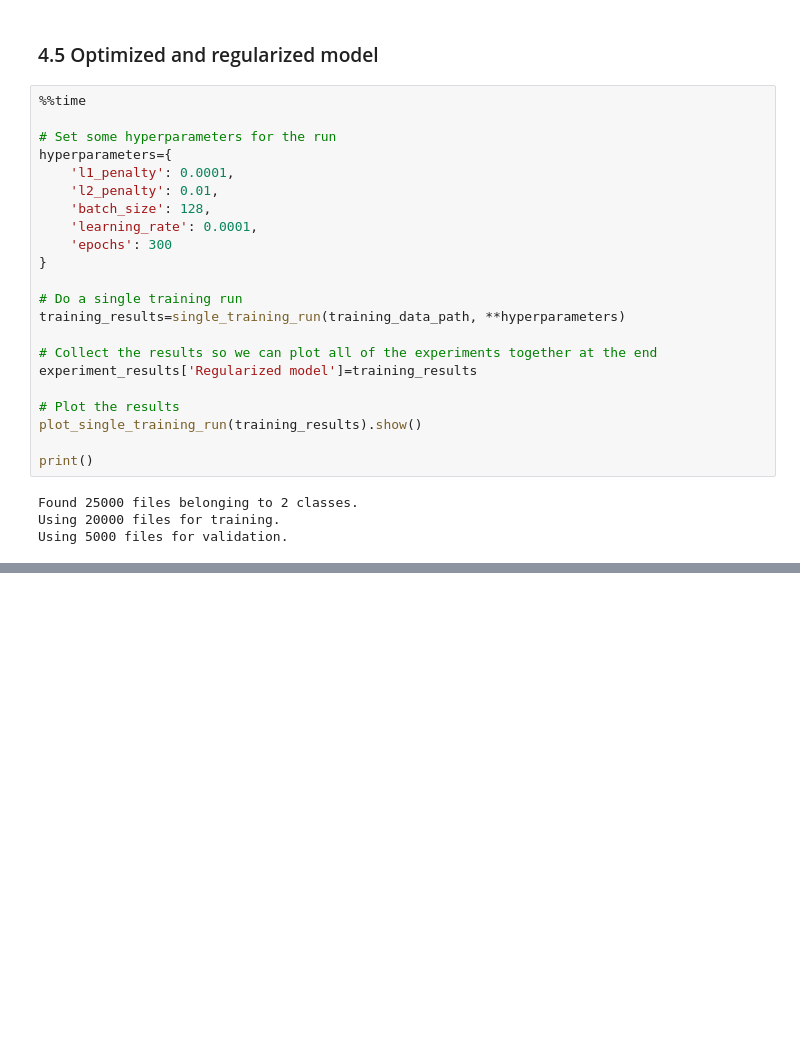
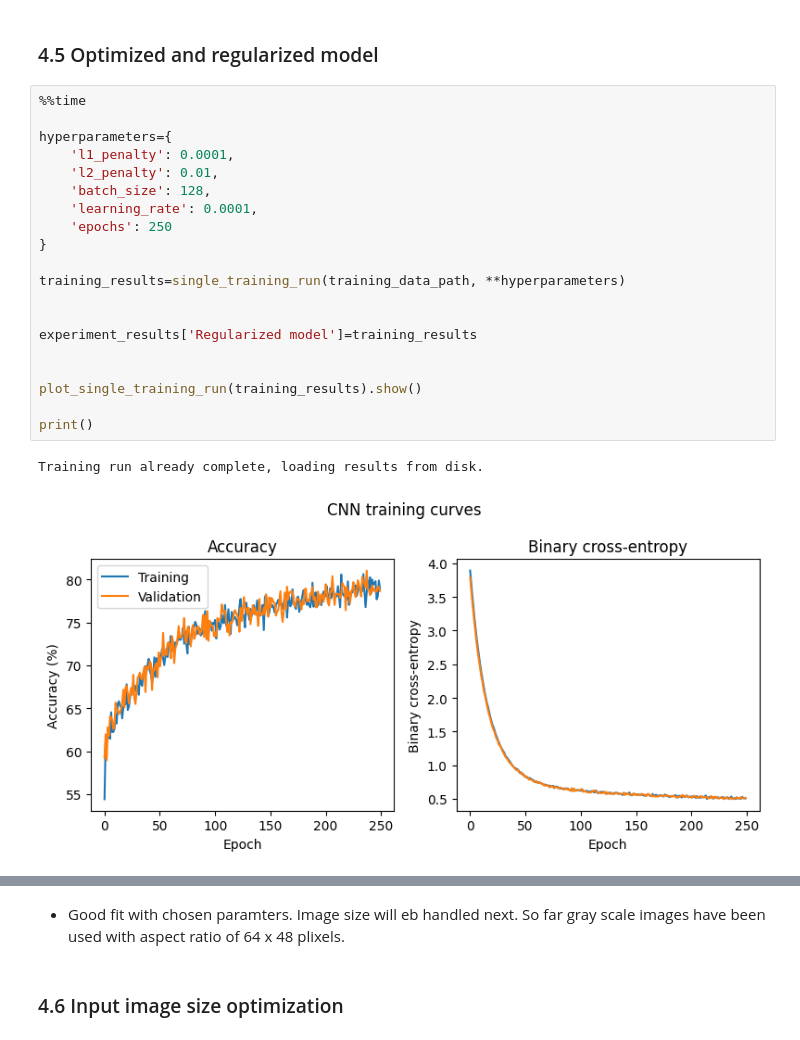
Before and after one commit to 4GeeksAcademy/Madesh-image-classification, a Jupyter notebook: src/Madesh_solution.ipynb, the cells around one changed output, grey strips where cells are left out. Saved outputs shown, nothing was run; the diff lists cells and outputs as text; blank space fills up the shorter version.

```diff
--- a/src/Madesh_solution.ipynb
+++ b/src/Madesh_solution.ipynb
@@ -253,26 +238,23 @@ Wall time: 3min 29s
 # %%
 %%time
 
-# Set some hyperparameters for the run
 hyperparameters={
     'l1_penalty': 0.0001,
     'l2_penalty': 0.01,
     'batch_size': 128,
     'learning_rate': 0.0001,
-    'epochs': 300
+    'epochs': 250
 }
 
-# Do a single training run
 training_results=single_training_run(training_data_path, **hyperparameters)
 
-# Collect the results so we can plot all of the experiments together at the end
+
 experiment_results['Regularized model']=training_results
 
-# Plot the results
+
 plot_single_training_run(training_results).show()
 
 print()
 # %% [output]
-Found 25000 files belonging to 2 classes.
-Using 20000 files for training.
-Using 5000 files for validation.
+Training run already complete, loading results from disk.
+[figure, added]
@@ -279,0 +263,4 @@ Error:
+# %% [markdown]
+- Good fit with chosen paramters. Image size will eb handled next. So far gray scale images have been used with aspect ratio of 64 x 48 plixels.
+# %% [markdown]
+### 4.6 Input image size optimization
```
Also changed, not shown: parts of 8 cells of this notebook.
